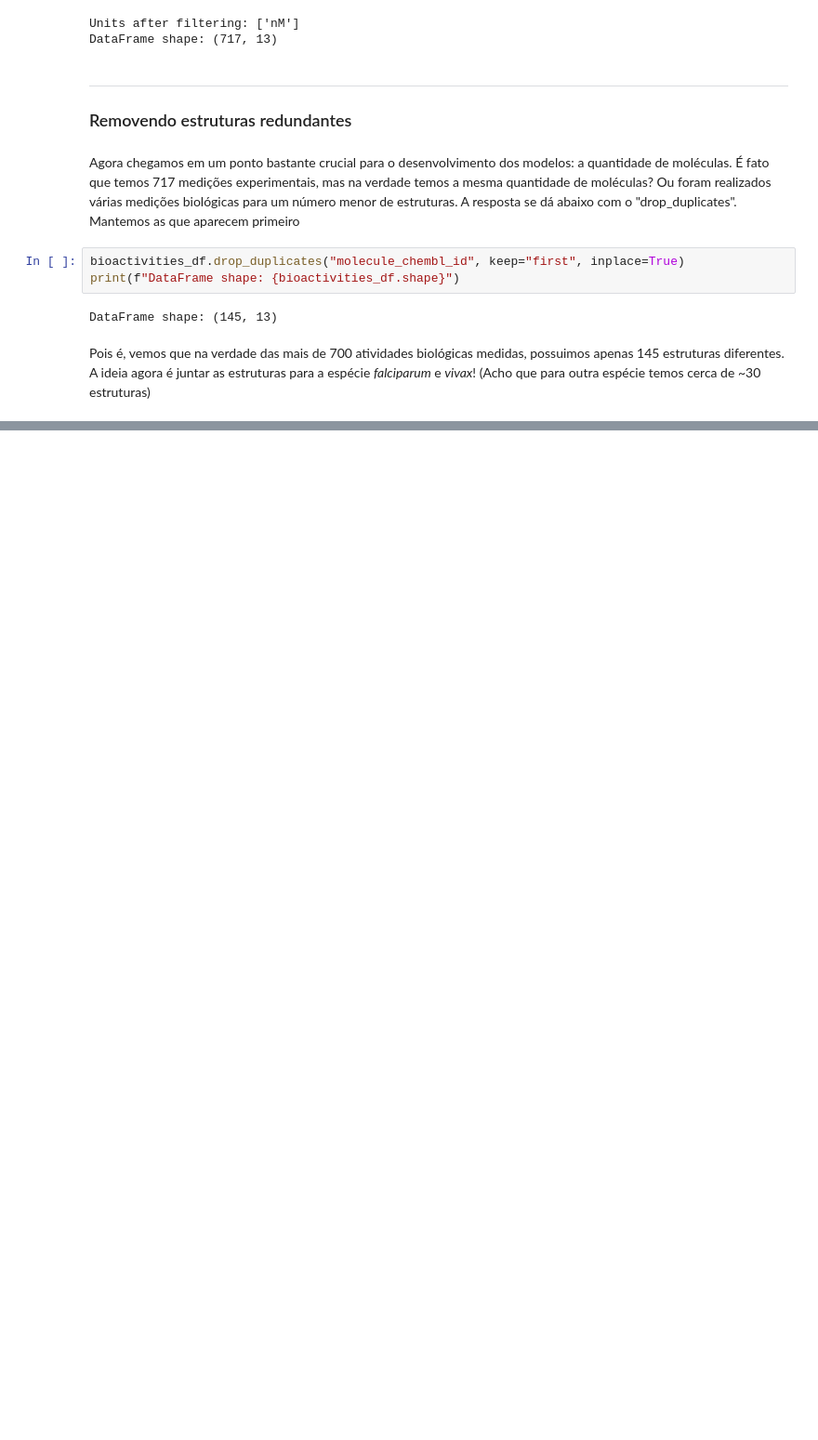
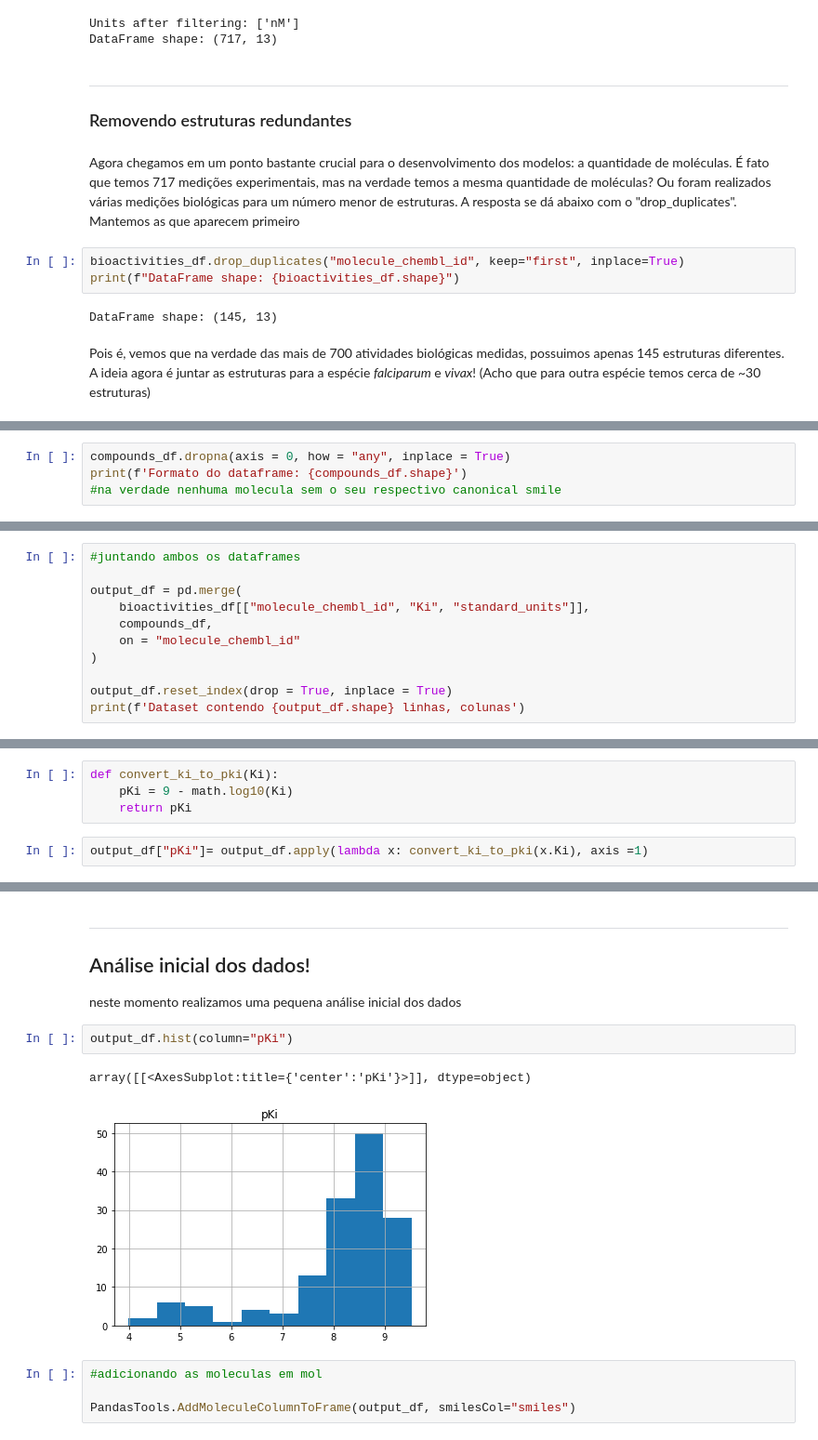
Before and after one commit to luxirio/masters, a Jupyter notebook: Ligantes_Mestrado.ipynb, the cells around one changed output, grey strips where cells are left out. Shown: that part at 93% size. Drawn from its saved outputs; the diff is of its cells as text; blank space fills up the shorter version.

```diff
--- a/Ligantes_Mestrado.ipynb
+++ b/Ligantes_Mestrado.ipynb
@@ -183,0 +301,4 @@ bioactivities_df.head()
+# %%
+compounds_df.dropna(axis = 0, how = "any", inplace = True)
+print(f'Formato do dataframe: {compounds_df.shape}')
+#na verdade nenhuma molecula sem o seu respectivo canonical smile
@@ -183,0 +311,11 @@ bioactivities_df.head()
+# %%
+#juntando ambos os dataframes
+
+output_df = pd.merge(
+    bioactivities_df[["molecule_chembl_id", "Ki", "standard_units"]],
+    compounds_df,
+    on = "molecule_chembl_id"
+)
+
+output_df.reset_index(drop = True, inplace = True)
+print(f'Dataset contendo {output_df.shape} linhas, colunas')
@@ -183,0 +346,6 @@ bioactivities_df.head()
+# %%
+def convert_ki_to_pki(Ki):
+    pKi = 9 - math.log10(Ki)
+    return pKi
+# %%
+output_df["pKi"]= output_df.apply(lambda x: convert_ki_to_pki(x.Ki), axis =1)
@@ -183,0 +361,13 @@ bioactivities_df.head()
+# %% [markdown]
+---
+<h2>Análise inicial dos dados!</h2>
+neste momento realizamos uma pequena análise inicial dos dados
+# %%
+output_df.hist(column="pKi")
+# %% [output]
+array([[<AxesSubplot:title={'center':'pKi'}>]], dtype=object)
+[figure, added]
+# %%
+#adicionando as moleculas em mol
+
+PandasTools.AddMoleculeColumnToFrame(output_df, smilesCol="smiles")
```
Also changed, not shown: parts of 30 cells of this notebook.
